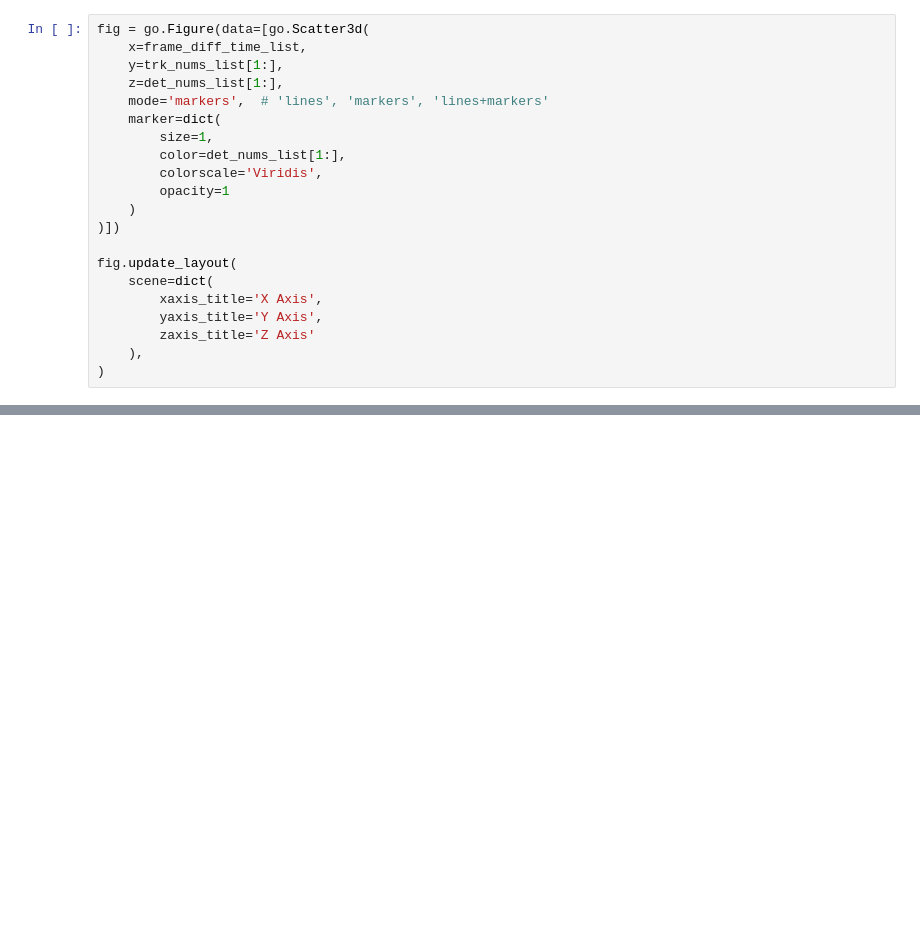
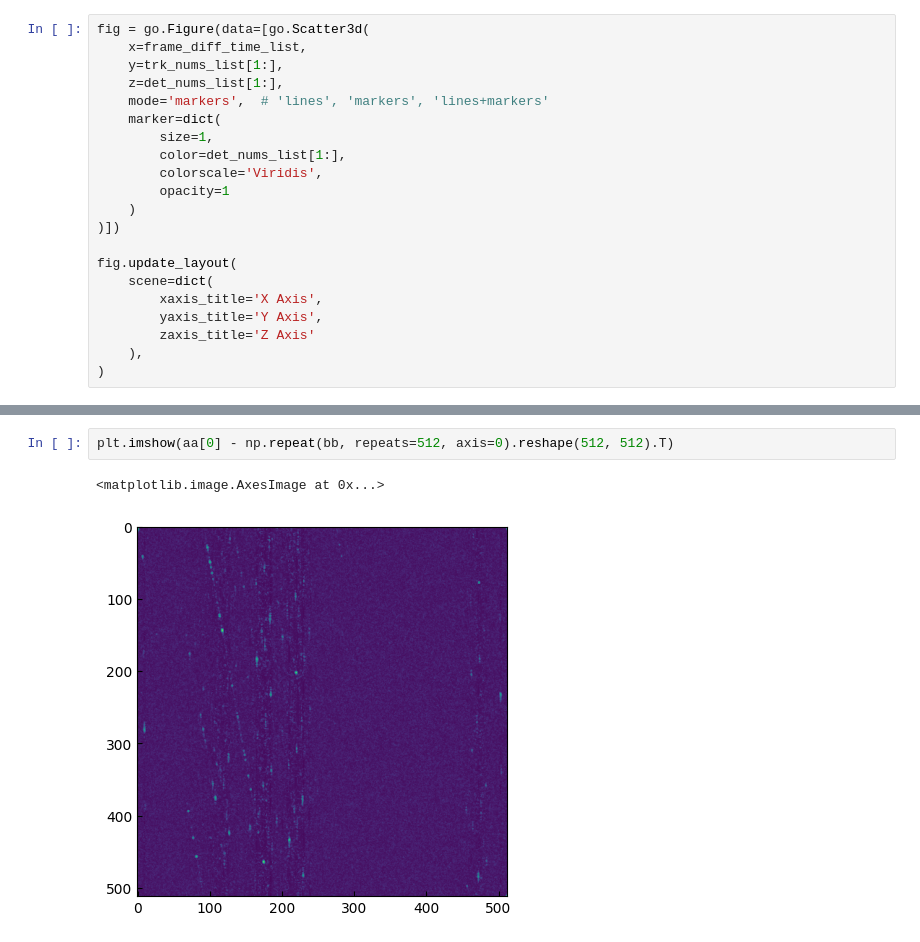
Before and after one commit to Austin2wwzx/VR-Fusion, a Jupyter notebook: utils/radar_preprocess/radar_data_analysis.ipynb, the cells around one changed output, grey strips where cells are left out. Drawn from its saved outputs; the diff is of its cells as text; blank space fills up the shorter version.

```diff
--- a/utils/radar_preprocess/radar_data_analysis.ipynb
+++ b/utils/radar_preprocess/radar_data_analysis.ipynb
@@ -161,0 +242,5 @@ save_floder = '../../result/plot'
+# %%
+plt.imshow(aa[0] - np.repeat(bb, repeats=512, axis=0).reshape(512, 512).T)
+# %% [output]
+<matplotlib.image.AxesImage at 0x...>
+[figure, added]
```
Also changed, not shown: parts of 24 cells of this notebook, 6 other files.
